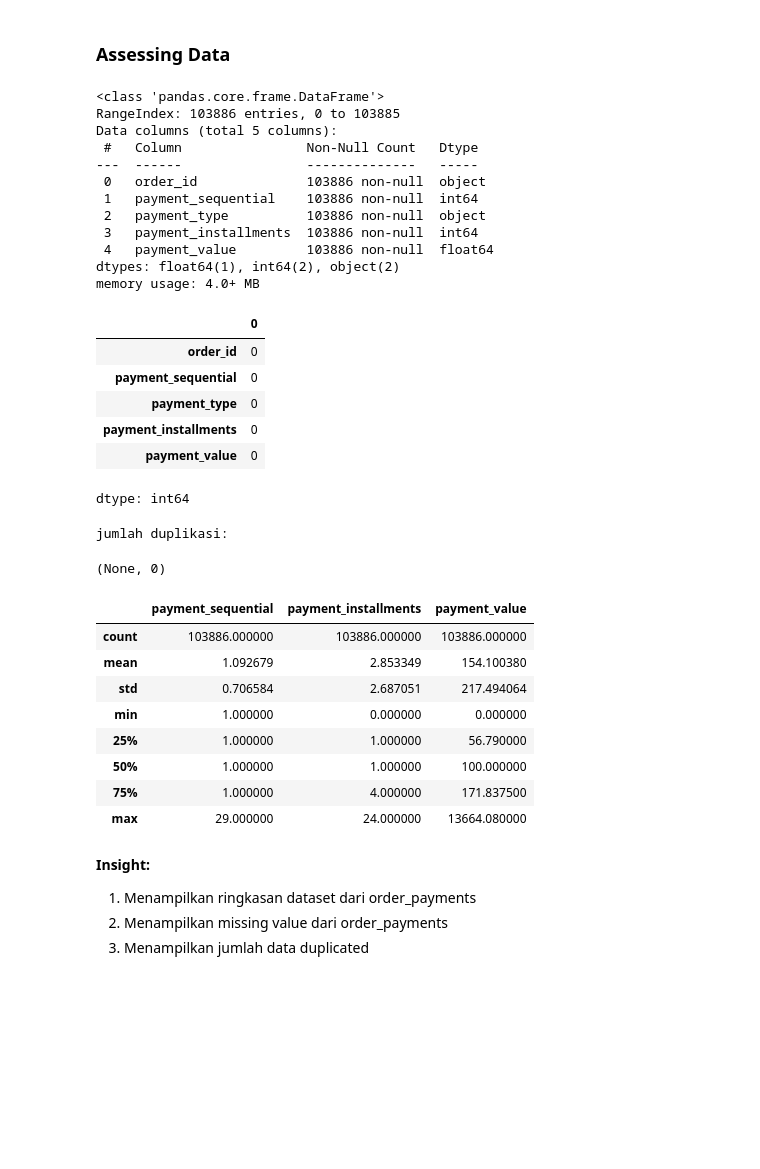
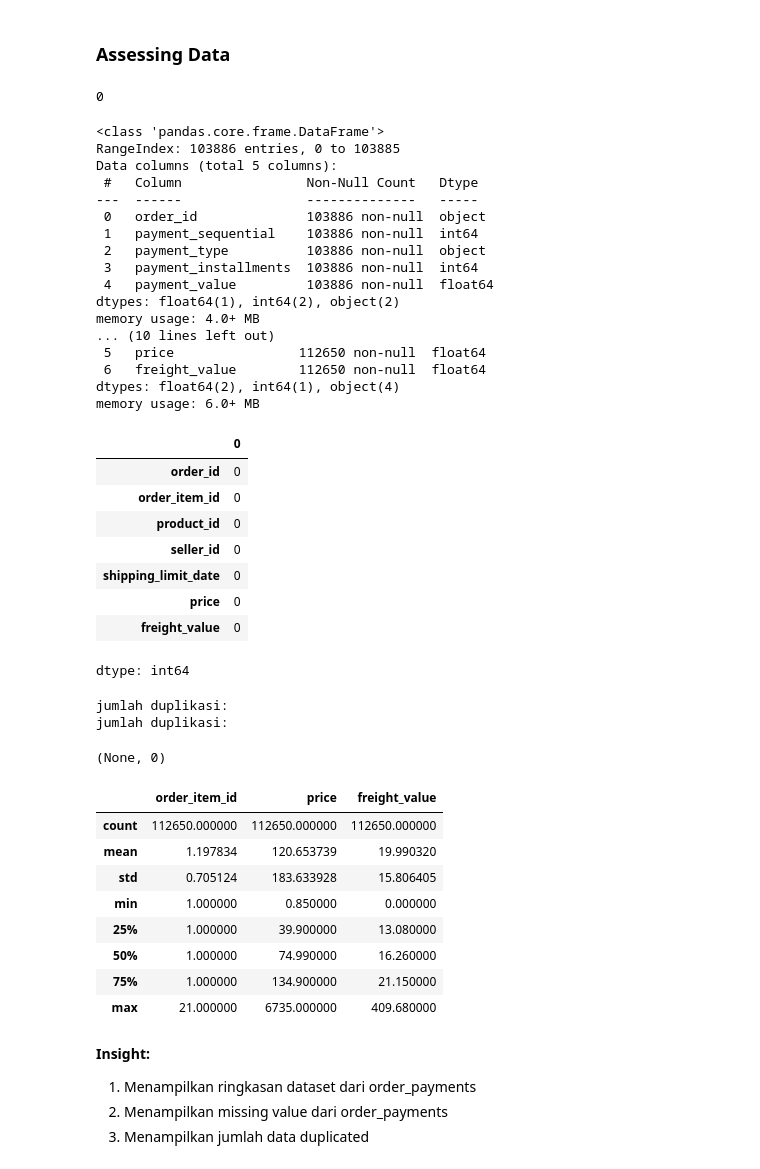
Before and after one commit to Divarahma22/Dasboard_Ecomers, a Jupyter notebook: notebook.ipynb, the cells around one changed output. Saved outputs shown, nothing was run; the diff lists cells and outputs as text; code cells hidden in the pictures; blank space fills up the shorter version.

```diff
--- a/notebook.ipynb
+++ b/notebook.ipynb
@@ -69,8 +69,14 @@ order_payments_df.head()
 Kombinasi data order items dan order payments menunjukkan bahwa kartu kredit mendominasi metode pembayaran dengan total transaksi Rp15,58M, diikuti boleto (Rp4,06M) dan voucher (Rp405K). Rata-rata harga produk meningkat seiring jumlah cicilan, dari Rp43K tanpa cicilan hingga Rp454K dengan 20 kali cicilan, menunjukkan preferensi konsumen terhadap pembayaran bertahap. Dengan rata-rata cicilan sekitar 2-3 kali per transaksi, strategi pemasaran yang menekankan promo cicilan 0% dapat meningkatkan daya tarik produk dan volume transak
 # %% [markdown]
 ### Assessing Data
+# %%
+order_items_df.duplicated().sum()
+order_payments_df.duplicated().sum()
+# %% [output]
+0
 # %%
 order_payments_df.info()
+order_items_df.info()
 # %% [output]
 <class 'pandas.core.frame.DataFrame'>
 RangeIndex: 103886 entries, 0 to 103885
@@ -84,33 +90,44 @@ Data columns (total 5 columns):
  4   payment_value         103886 non-null  float64
 dtypes: float64(1), int64(2), object(2)
 memory usage: 4.0+ MB
+... (10 lines left out)
+ 5   price                112650 non-null  float64
+ 6   freight_value        112650 non-null  float64
+dtypes: float64(2), int64(1), object(4)
+memory usage: 6.0+ MB
 # %%
 order_payments_df.isna().sum()
+order_items_df.isna().sum()
 # %% [output]
 |  | 0 |
 | order_id | 0 |
-| payment_sequential | 0 |
-| payment_type | 0 |
-| payment_installments | 0 |
-| payment_value | 0 |
+| order_item_id | 0 |
+| product_id | 0 |
+| seller_id | 0 |
+| shipping_limit_date | 0 |
+| price | 0 |
+| freight_value | 0 |
 dtype: int64
 # %%
 print("jumlah duplikasi: ") , order_payments_df.duplicated().sum()
+print("jumlah duplikasi: ") , order_items_df.duplicated().sum()
 # %% [output]
 jumlah duplikasi:
+jumlah duplikasi:
 (None, 0)
 # %%
 order_payments_df.describe()
+order_items_df.describe()
 # %% [output]
-|  | payment_sequential | payment_installments | payment_value |
-| count | 103886.000000 | 103886.000000 | 103886.000000 |
-| mean | 1.092679 | 2.853349 | 154.100380 |
-| std | 0.706584 | 2.687051 | 217.494064 |
-| min | 1.000000 | 0.000000 | 0.000000 |
-| 25% | 1.000000 | 1.000000 | 56.790000 |
-| 50% | 1.000000 | 1.000000 | 100.000000 |
-| 75% | 1.000000 | 4.000000 | 171.837500 |
-| max | 29.000000 | 24.000000 | 13664.080000 |
+|  | order_item_id | price | freight_value |
+| count | 112650.000000 | 112650.000000 | 112650.000000 |
+| mean | 1.197834 | 120.653739 | 19.990320 |
+| std | 0.705124 | 183.633928 | 15.806405 |
+| min | 1.000000 | 0.850000 | 0.000000 |
+| 25% | 1.000000 | 39.900000 | 13.080000 |
+| 50% | 1.000000 | 74.990000 | 16.260000 |
+| 75% | 1.000000 | 134.900000 | 21.150000 |
+| max | 21.000000 | 6735.000000 | 409.680000 |
 # %% [markdown]
 **Insight:**
 
```
Also changed, not shown: parts of 9 cells of this notebook, 1 other file.
